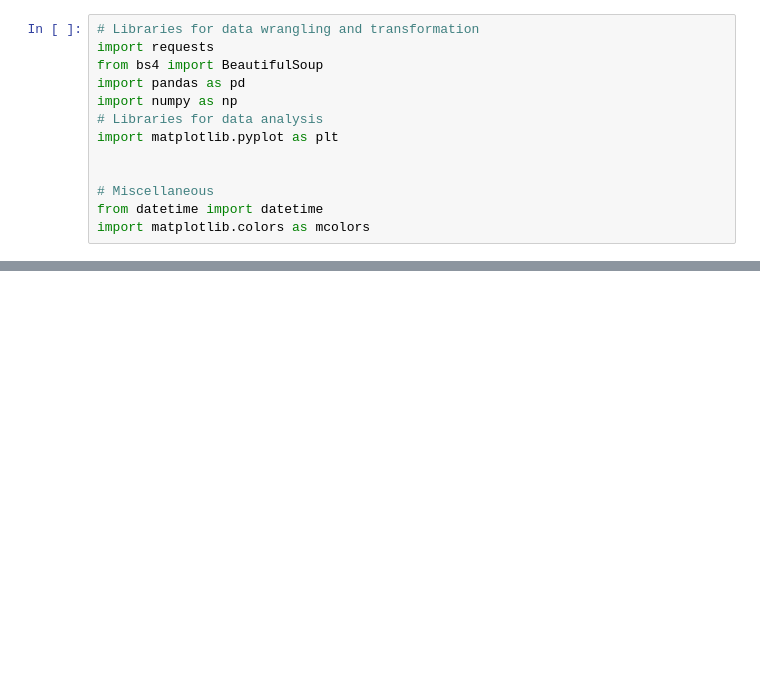
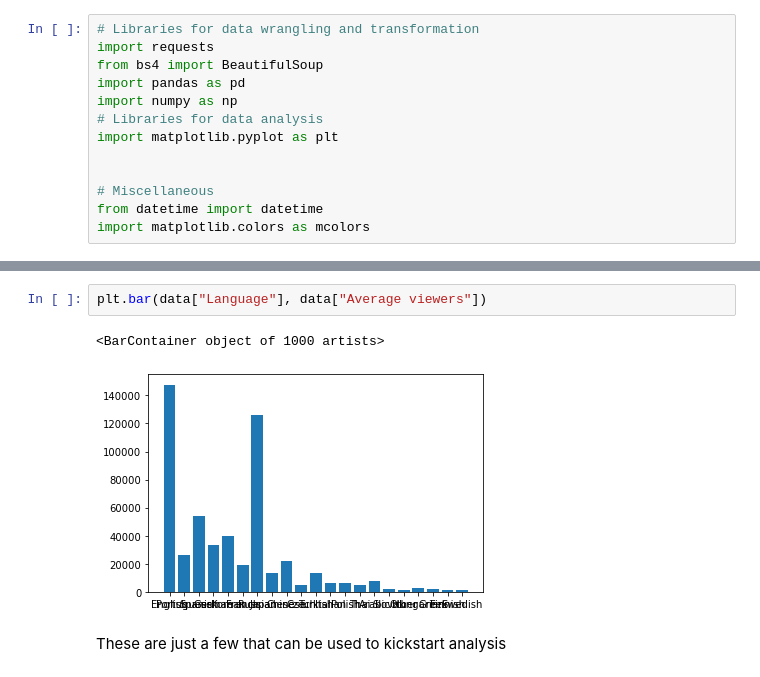
Before and after one commit to BeanutPutters/BeanutPutters.github.io, a Jupyter notebook: project0/Final.ipynb, the cells around one changed output, grey strips where cells are left out. Saved outputs shown, nothing was run; the diff lists cells and outputs as text; blank space fills up the shorter version.

```diff
--- a/project0/Final.ipynb
+++ b/project0/Final.ipynb
@@ -36,0 +47,7 @@ data
+# %%
+plt.bar(data["Language"], data["Average viewers"])
+# %% [output]
+<BarContainer object of 1000 artists>
+[figure, added]
+# %% [markdown]
+These are just a few that can be used to kickstart analysis
```
Also changed, not shown: parts of 6 cells of this notebook.
